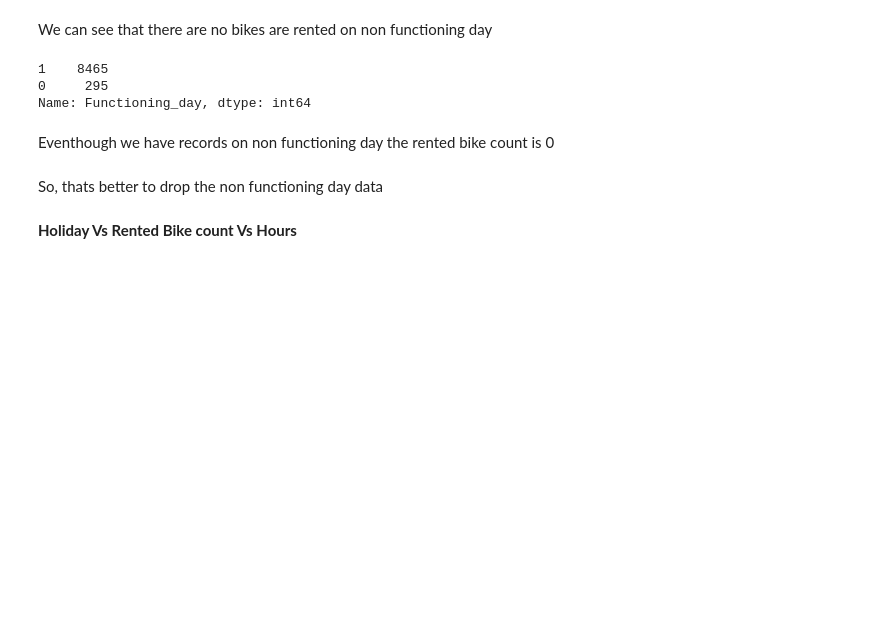
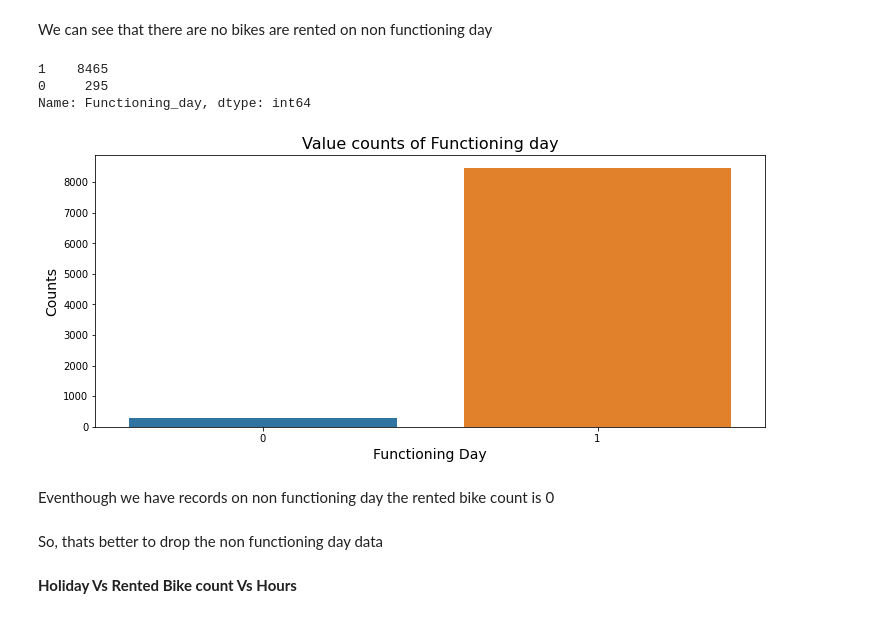
Before and after one commit to Narayan718/bike-rental-prediction, a Jupyter notebook: Bike_rental_prediction.ipynb, the cells around one changed output. Cells and saved outputs as stored; diff of their text form; code cells hidden in the pictures; blank space fills up the shorter version.

```diff
--- a/Bike_rental_prediction.ipynb
+++ b/Bike_rental_prediction.ipynb
@@ -251,6 +272,15 @@ data['Functioning_day'].value_counts()
 1    8465
 0     295
 Name: Functioning_day, dtype: int64
+# %%
+plt.figure(figsize=(12, 5))
+sns.countplot(data['Functioning_day'])
+plt.xlabel('Functioning Day', size=14)
+plt.ylabel('Counts', size=14)
+plt.title('Value counts of Functioning day', size=16)
+plt.show()
+# %% [output]
+[figure, added]
 # %% [markdown]
 Eventhough we have records on non functioning day the rented bike count is 0
 # %%
```
Also changed, not shown: parts of 58 cells of this notebook.
